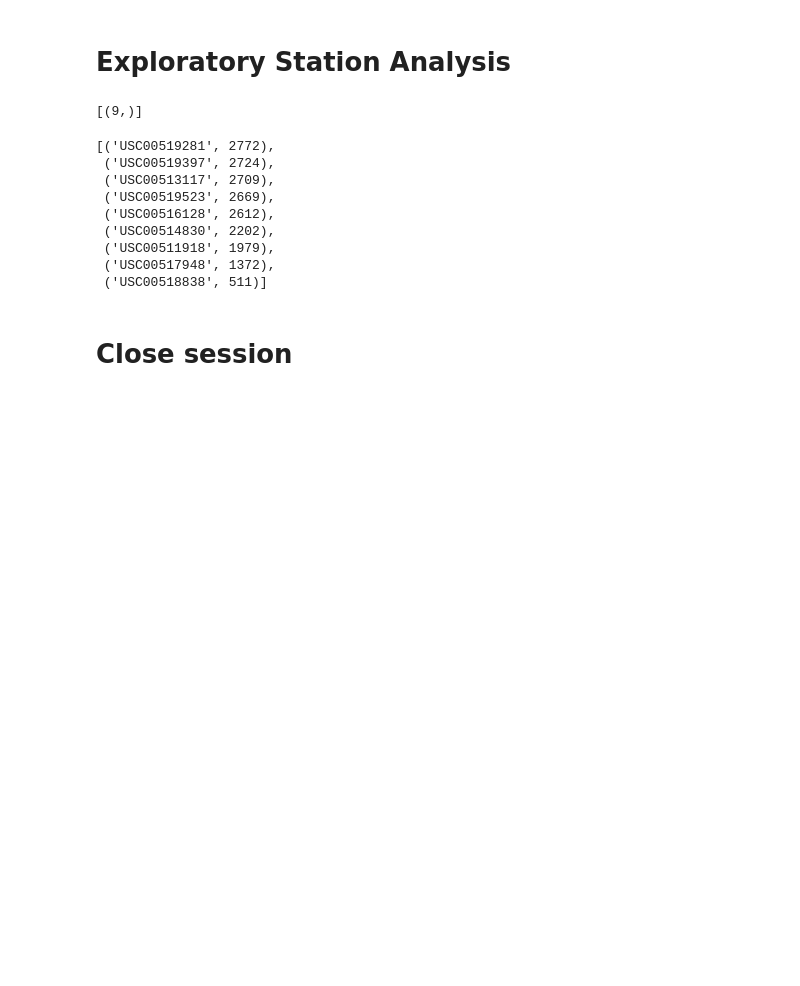
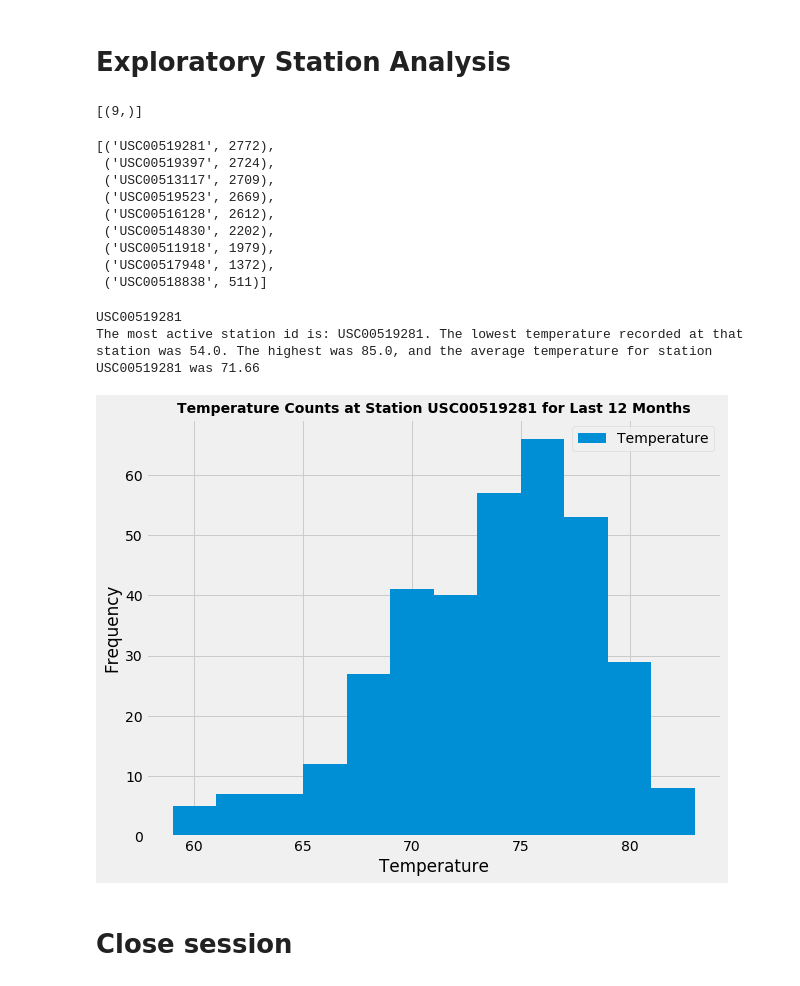
Before and after one commit to zwcrowley/Module_10_sqlalchemy_challenge, a Jupyter notebook: SurfsUp/climate_starter.ipynb, the cells around one changed output. Cells and saved outputs as stored; diff of their text form; code cells hidden in the pictures; blank space fills up the shorter version.

```diff
--- a/SurfsUp/climate_starter.ipynb
+++ b/SurfsUp/climate_starter.ipynb
@@ -162,3 +158,39 @@ station_counts
+# %%
+# Using the most active station id from the previous query, calculate the lowest, highest, and average temperature.
+most_id = station_counts[0][0]
+print(most_id)
+most_activeStation= session.query(measurement.station, func.min(measurement.tobs),func.max(measurement.tobs),func.avg(measurement.tobs)).\
+    filter(measurement.station == most_id).all()
+most_activeStation
+print(f"The most active station id is: {most_activeStation[0][0]}. The lowest temperature recorded at that station was {most_activeStation[0][1]}. The highest was {most_activeStation[0][2]}, and the average temperature for station {most_activeStation[0][0]} was {round(most_activeStation[0][3],2)}")
+# %% [output]
+USC00519281
+The most active station id is: USC00519281. The lowest temperature recorded at that station was 54.0. The highest was 85.0, and the average temperature for station USC00519281 was 71.66
+# %%
+# Using the most active station id
+# Query the last 12 months of temperature observation data for this station and plot the results as a histogram:
+most_active_year_qry = session.query(measurement.station, measurement.tobs).\
+    filter(measurement.station == most_id).\
+    filter(measurement.date >= dt.date(2016, 8, 23)).\
+    filter(measurement.date <= dt.date(2017, 8, 23)).order_by(measurement.tobs).all()
+most_active_year_qry
+# Save the query results as a Pandas DataFrame:
+active_year_df = pd.DataFrame(most_active_year_qry, columns=['Station', 'Temperature'])
+active_year_df
+
+# plot the histogram:
+fig, ax = plt.subplots(figsize=(9, 7))
+# pandas plot:
+hist_active_plot = active_year_df.plot.hist(ax=ax, bins=12)
+# Add x-axis title:
+plt.xlabel("Temperature")
+plt.title(f"Temperature Counts at Station {most_activeStation[0][0]} for Last 12 Months",size=14, weight="bold")
+plt.tight_layout()
+#  Save plot as png:
+plt.savefig("Images/hist_active_plot.png")
+plt.show()
+# %% [output]
+[figure, added]
 # %% [markdown]
 # Close session
 # %%
```
Also changed, not shown: parts of 4 cells of this notebook.
